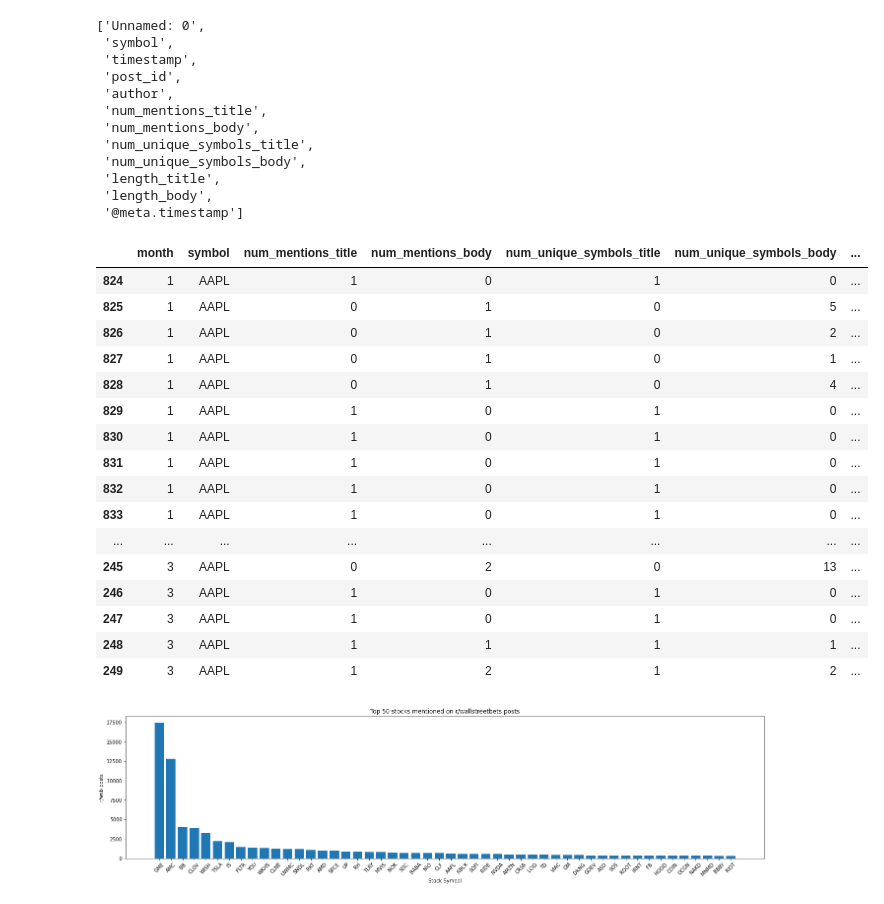
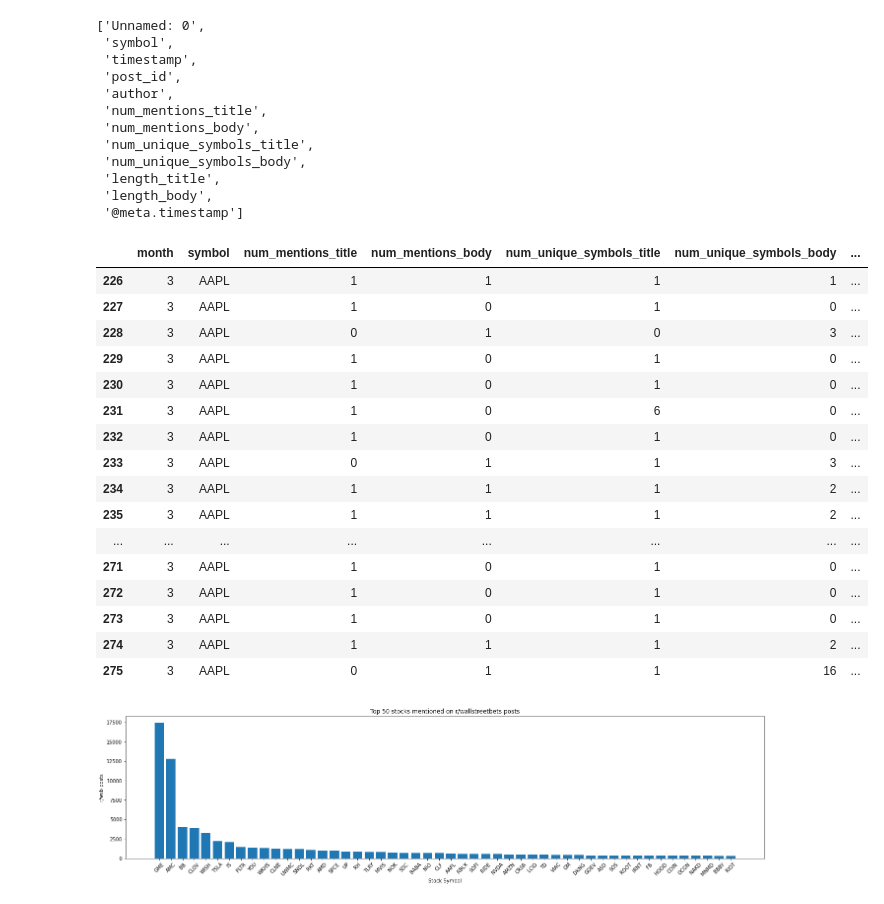
Before and after one commit to ChristopheBrown/sm-ml, a Jupyter notebook: reddit-sandbox.ipynb, the cells around one changed output. Drawn from its saved outputs; the diff is of its cells as text; code cells hidden in the pictures.

```diff
--- a/reddit-sandbox.ipynb
+++ b/reddit-sandbox.ipynb
@@ -65,29 +65,30 @@ df.insert(loc=0, column='month', value=month_encoded)
 # %%
 # These symbols (stocks) are the top N most frequently-mentioned
 top_stonks = dict(df.symbol.value_counts()[:50])
 
 # Drop rows from dataframe df if the symbol is not in top_stonks
 symbol_names = list(top_stonks.keys())
 df_50 = df[df.symbol.isin(symbol_names)].sort_values(by=['symbol', 'month'])
+df_50 = df_50[df_50['month'] > 2]
 df_50[:50]
 # %% [output]
 |  | month | symbol | num_mentions_title | num_mentions_body | num_unique_symbols_title | num_unique_symbols_body | ... |
-| 824 | 1 | AAPL | 1 | 0 | 1 | 0 | ... |
-| 825 | 1 | AAPL | 0 | 1 | 0 | 5 | ... |
-| 826 | 1 | AAPL | 0 | 1 | 0 | 2 | ... |
-| 827 | 1 | AAPL | 0 | 1 | 0 | 1 | ... |
-| 828 | 1 | AAPL | 0 | 1 | 0 | 4 | ... |
-| 829 | 1 | AAPL | 1 | 0 | 1 | 0 | ... |
-| 830 | 1 | AAPL | 1 | 0 | 1 | 0 | ... |
-| 831 | 1 | AAPL | 1 | 0 | 1 | 0 | ... |
-| 832 | 1 | AAPL | 1 | 0 | 1 | 0 | ... |
-| 833 | 1 | AAPL | 1 | 0 | 1 | 0 | ... |
+| 226 | 3 | AAPL | 1 | 1 | 1 | 1 | ... |
+| 227 | 3 | AAPL | 1 | 0 | 1 | 0 | ... |
+| 228 | 3 | AAPL | 0 | 1 | 0 | 3 | ... |
+| 229 | 3 | AAPL | 1 | 0 | 1 | 0 | ... |
+| 230 | 3 | AAPL | 1 | 0 | 1 | 0 | ... |
+| 231 | 3 | AAPL | 1 | 0 | 6 | 0 | ... |
+| 232 | 3 | AAPL | 1 | 0 | 1 | 0 | ... |
+| 233 | 3 | AAPL | 0 | 1 | 1 | 3 | ... |
+| 234 | 3 | AAPL | 1 | 1 | 1 | 2 | ... |
+| 235 | 3 | AAPL | 1 | 1 | 1 | 2 | ... |
 | ... | ... | ... | ... | ... | ... | ... | ... |
-| 245 | 3 | AAPL | 0 | 2 | 0 | 13 | ... |
-| 246 | 3 | AAPL | 1 | 0 | 1 | 0 | ... |
-| 247 | 3 | AAPL | 1 | 0 | 1 | 0 | ... |
-| 248 | 3 | AAPL | 1 | 1 | 1 | 1 | ... |
-| 249 | 3 | AAPL | 1 | 2 | 1 | 2 | ... |
+| 271 | 3 | AAPL | 1 | 0 | 1 | 0 | ... |
+| 272 | 3 | AAPL | 1 | 0 | 1 | 0 | ... |
+| 273 | 3 | AAPL | 1 | 0 | 1 | 0 | ... |
+| 274 | 3 | AAPL | 1 | 1 | 1 | 2 | ... |
+| 275 | 3 | AAPL | 0 | 1 | 1 | 16 | ... |
 # %%
 fig = plt.figure()
 ax = fig.add_axes([0,0,3,1])
```
Also changed, not shown: parts of 4 cells of this notebook.
